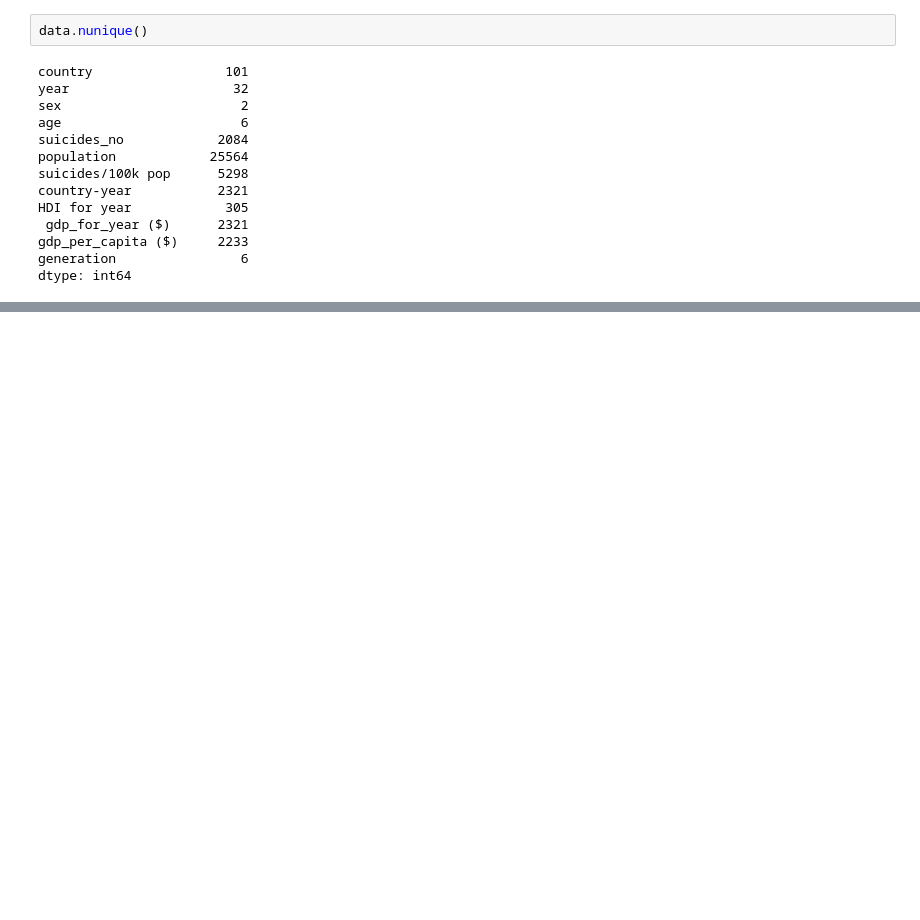
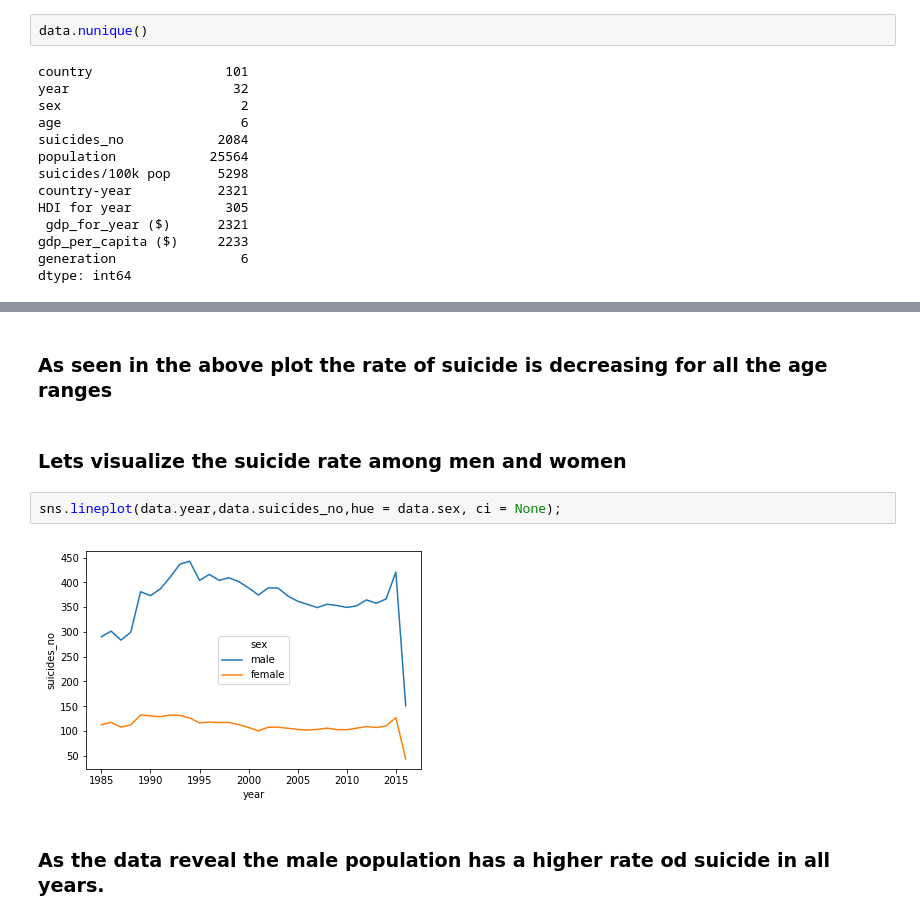
Before and after one commit to nakisa84/Springboard, a Jupyter notebook: Data Story Telling/suicide-exploration.ipynb, the cells around one changed output, grey strips where cells are left out. Cells and saved outputs as stored; diff of their text form; blank space fills up the shorter version.

```diff
--- a/Data Story Telling/suicide-exploration.ipynb
+++ b/Data Story Telling/suicide-exploration.ipynb
@@ -146,0 +184,10 @@ Name: suicides_no, dtype: float64
+# %% [markdown]
+### As seen in the above plot the rate of suicide is decreasing for all the age ranges
+# %% [markdown]
+### Lets visualize the suicide rate among men and women
+# %%
+sns.lineplot(data.year,data.suicides_no,hue = data.sex, ci = None);
+# %% [output]
+[figure, added]
+# %% [markdown]
+### As the data reveal the male population has a higher rate od suicide in all years.
```
Also changed, not shown: parts of 39 cells of this notebook.
